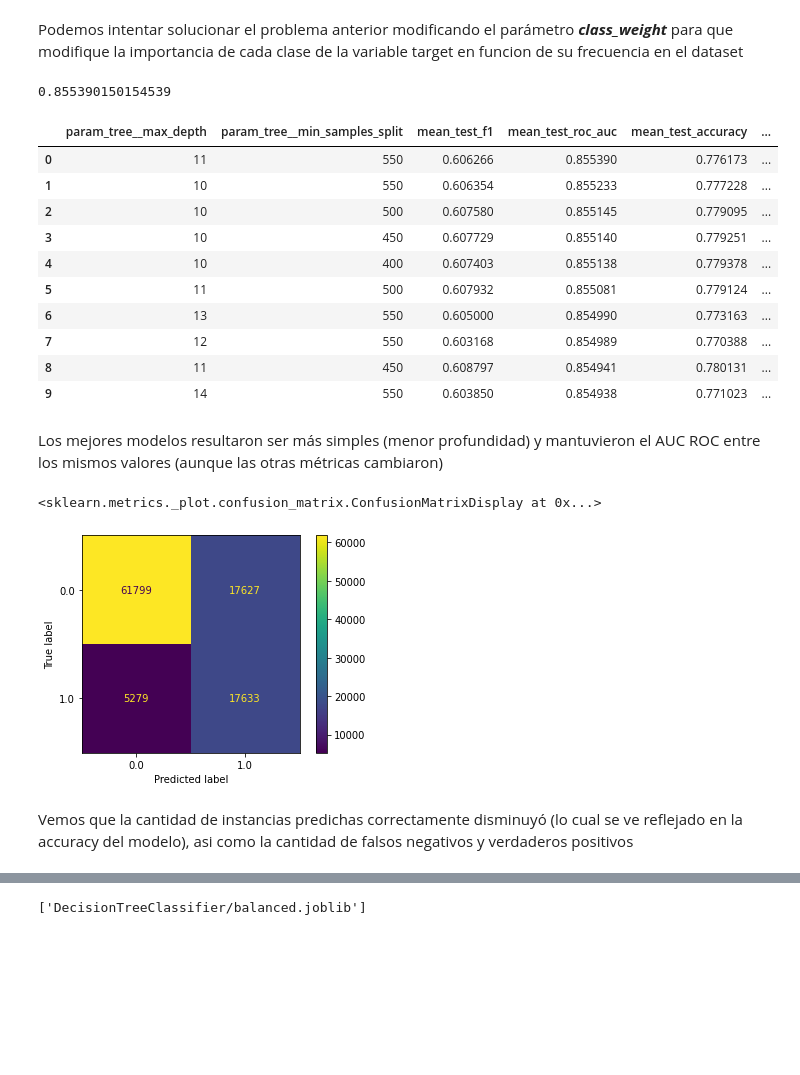
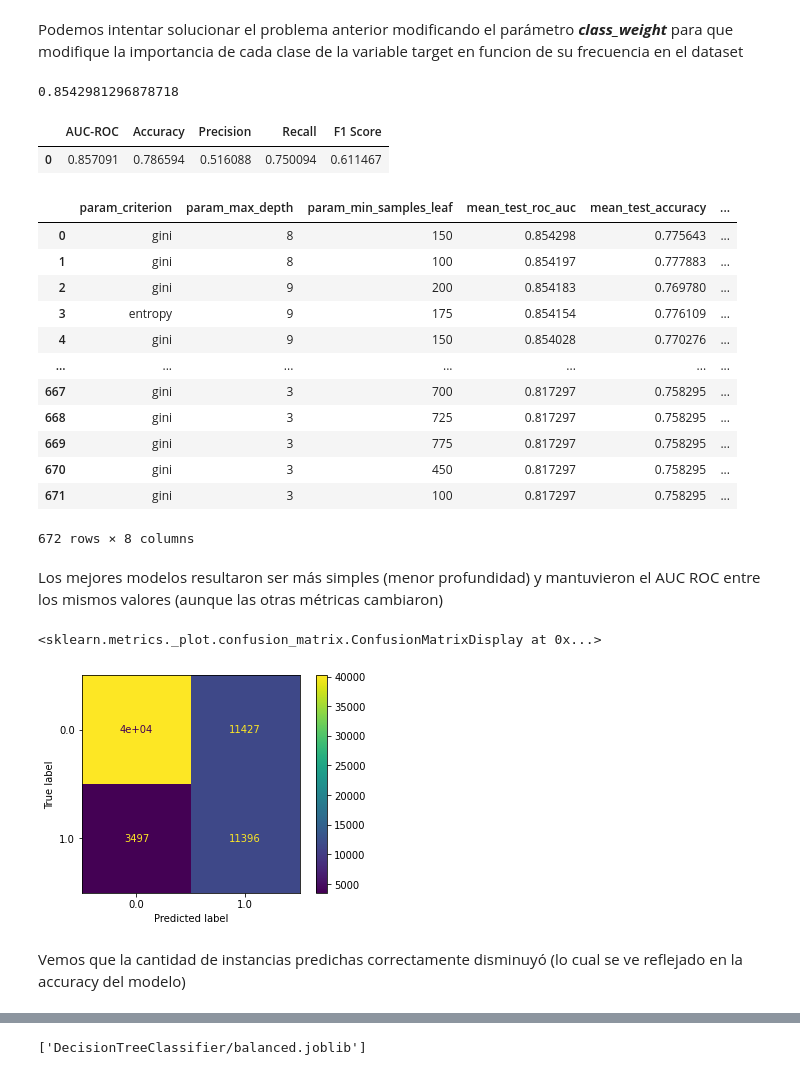
Before and after one commit to fdelu/orga-de-datos, a Jupyter notebook: parte_2/DecisionTreeClassifier.ipynb, the cells around one changed output, grey strips where cells are left out. Cells and saved outputs as stored; diff of their text form; code cells hidden in the pictures; blank space fills up the shorter version.

Commit message:
Fix arbol de decision

```diff
--- a/parte_2/DecisionTreeClassifier.ipynb
+++ b/parte_2/DecisionTreeClassifier.ipynb
@@ -146,14 +128,22 @@ dump(grid.best_estimator_, 'DecisionTreeClassifier/preprocessing1.joblib')
 # %% [markdown]
 ## Preprocessing Nº2
 # %%
-initialize_dataset()
-df_features = pd.read_csv("datasets/df_features.csv", low_memory = False, index_col = "id")
-df_target = pd.read_csv("datasets/df_target.csv", low_memory=False, index_col = "id")
+df_features, df_target = get_datasets(fecha_to_int=False)
 
 common(df_features, df_target, fecha_to_int=False)
 viento_trigonometrico(df_features)
 df_features = barrios_a_comunas(df_features)
 df_features = dia_a_mes(df_features)
+
+X_train, X_test, Y_train, Y_test = train_test_split(df_features, df_target, stratify=df_target.values, test_size=0.35, random_state=0)
+
+imputer = IterativeImputer(max_iter=10000)
+imputer.fit(X_train)
+X_train = imputer.transform(X_train)
+X_test = imputer.transform(X_test)
+
+Y_train = np.ravel(Y_train)
+Y_test = np.ravel(Y_test)
 # %% [markdown]
 ### Grid search de hiperparámetros
 # %%
@@ -268,46 +245,53 @@ Podemos ver que la cantidad de falsos negativos es mas del doble de la cantidad
 Podemos intentar solucionar el problema anterior modificando el parámetro ***class_weight*** para que modifique la importancia de cada clase de la variable target en funcion de su frecuencia en el dataset
 # %%
 parameters = {
-    "tree__max_depth": np.arange(8,15,1),
-    "tree__min_samples_split": np.arange(400,600,50)
+    "criterion": [
+        "gini",
+        "entropy"
+    ],
+    "max_depth": np.arange(3,15,1),
+    "min_samples_leaf": np.arange(100,800,25),
 }
 
-pipe = Pipeline([
-    ("imp", SimpleImputer()),
-    ("tree", DecisionTreeClassifier(criterion="entropy", class_weight="balanced", random_state=0))
-])
+grid = GridSearchCV(DecisionTreeClassifier(class_weight="balanced", random_state=0),
+                    param_grid=parameters,
+                    cv = StratifiedKFold(5),
+                    refit = METRIC,
+                    scoring = SCORINGS,
+                    n_jobs = -1)
 
-grid = GridSearchCV(pipe, param_grid=parameters,
-                                       cv = 5,
-                                       scoring = SCORINGS,
-                                       refit=METRIC,
-                                       n_jobs = -1)
-
-grid.fit(df_features, df_target.values.ravel())
+grid.fit(X_train, Y_train)
 grid.best_score_
 # %% [output]
-0.855390150154539
+0.8542981296878718
+# %%
+metrics_table(Y_test, grid.best_estimator_.predict(X_test), grid.best_estimator_.predict_proba(X_test)[:,1])
+# %% [output]
+|  | AUC-ROC | Accuracy | Precision | Recall | F1 Score |
+| 0 | 0.857091 | 0.786594 | 0.516088 | 0.750094 | 0.611467 |
 # %%
-tabla(grid, ["max_depth", "min_samples_split"]).head(10)
+grid_history_table(grid)
 # %% [output]
-|  | param_tree__max_depth | param_tree__min_samples_split | mean_test_f1 | mean_test_roc_auc | mean_test_accuracy | ... |
-| 0 | 11 | 550 | 0.606266 | 0.855390 | 0.776173 | ... |
-| 1 | 10 | 550 | 0.606354 | 0.855233 | 0.777228 | ... |
-| 2 | 10 | 500 | 0.607580 | 0.855145 | 0.779095 | ... |
-| 3 | 10 | 450 | 0.607729 | 0.855140 | 0.779251 | ... |
-| 4 | 10 | 400 | 0.607403 | 0.855138 | 0.779378 | ... |
-| 5 | 11 | 500 | 0.607932 | 0.855081 | 0.779124 | ... |
-| 6 | 13 | 550 | 0.605000 | 0.854990 | 0.773163 | ... |
-| 7 | 12 | 550 | 0.603168 | 0.854989 | 0.770388 | ... |
-| 8 | 11 | 450 | 0.608797 | 0.854941 | 0.780131 | ... |
-| 9 | 14 | 550 | 0.603850 | 0.854938 | 0.771023 | ... |
+|  | param_criterion | param_max_depth | param_min_samples_leaf | mean_test_roc_auc | mean_test_accuracy | ... |
+| 0 | gini | 8 | 150 | 0.854298 | 0.775643 | ... |
+| 1 | gini | 8 | 100 | 0.854197 | 0.777883 | ... |
+| 2 | gini | 9 | 200 | 0.854183 | 0.769780 | ... |
+| 3 | entropy | 9 | 175 | 0.854154 | 0.776109 | ... |
+| 4 | gini | 9 | 150 | 0.854028 | 0.770276 | ... |
+| ... | ... | ... | ... | ... | ... | ... |
+| 667 | gini | 3 | 700 | 0.817297 | 0.758295 | ... |
+| 668 | gini | 3 | 725 | 0.817297 | 0.758295 | ... |
+| 669 | gini | 3 | 775 | 0.817297 | 0.758295 | ... |
+| 670 | gini | 3 | 450 | 0.817297 | 0.758295 | ... |
+| 671 | gini | 3 | 100 | 0.817297 | 0.758295 | ... |
+672 rows × 8 columns
 # %% [markdown]
 Los mejores modelos resultaron ser más simples (menor profundidad) y mantuvieron el AUC ROC entre los mismos valores (aunque las otras métricas cambiaron)
 # %%
-ConfusionMatrixDisplay.from_predictions(df_target, cross_val_predict(grid.best_estimator_, df_features, df_target))
+ConfusionMatrixDisplay.from_predictions(Y_train, cross_val_predict(grid.best_estimator_, X_train, Y_train))
 # %% [output]
 <sklearn.metrics._plot.confusion_matrix.ConfusionMatrixDisplay at 0x...>
-[figure, old version]
+[figure, new version]
 # %% [markdown]
-Vemos que la cantidad de instancias predichas correctamente disminuyó (lo cual se ve reflejado en la accuracy del modelo), asi como la cantidad de falsos negativos y verdaderos positivos
+Vemos que la cantidad de instancias predichas correctamente disminuyó (lo cual se ve reflejado en la accuracy del modelo)
 # %%
```
Also changed, not shown: parts of 22 cells of this notebook, 3 other files.
